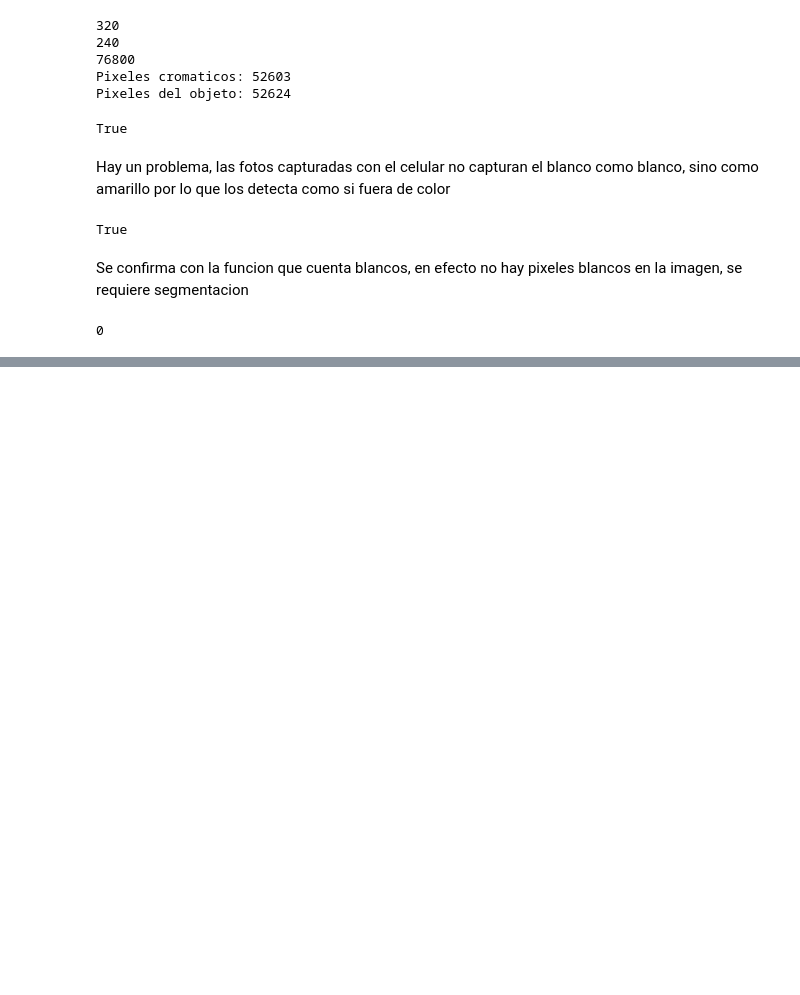
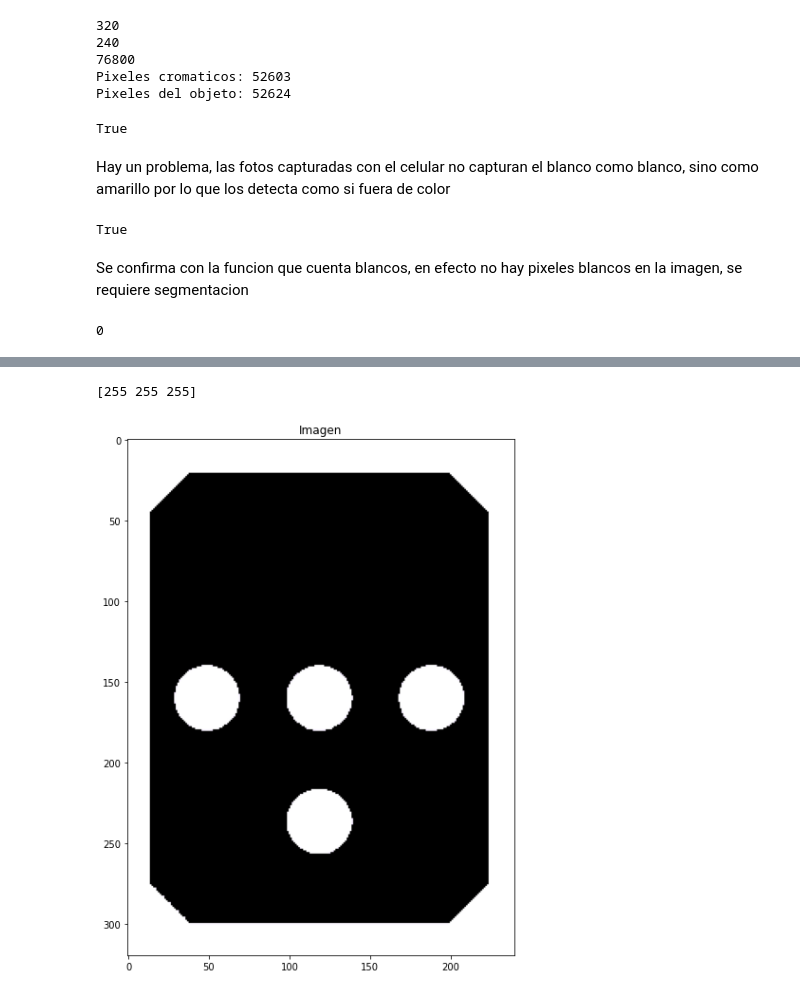
Before and after one commit to ChristopherMoralesA/MiniProyecto-Vision, a Jupyter notebook: Miniproyecto.ipynb, the cells around one changed output, grey strips where cells are left out. Saved outputs shown, nothing was run; the diff lists cells and outputs as text; code cells hidden in the pictures; blank space fills up the shorter version.

Commit message:
is_cromatic done

```diff
--- a/Miniproyecto.ipynb
+++ b/Miniproyecto.ipynb
@@ -196,5 +198,8 @@ def is_cromatic_v4(image):
             g = image[row][column][1]
             b = image[row][column][2]
             desvest = np.std([r,g,b])
-            if desvest:
-                return True
+            if desvest <= 10:
+                image[row][column][0] = 255
+                image[row][column][1] = 255
+                image[row][column][2] = 255
+    return image
@@ -205,0 +206,12 @@ Deteccion de agujeros
+# %%
+imagen_argb= io.imread(path +r'\Morada3.png')
+imagen_rgb= rgba2rgb(imagen_argb)
+image = is_cromatic_v4(imagen_rgb)
+plt.figure(figsize=(15,10))
+plt.imshow(image)
+plt.title("Imagen")
+print(imagen_rgb[1][1])
+plt.show()
+# %% [output]
+[255 255 255]
+[figure, added]
```
Also changed, not shown: parts of 15 cells of this notebook.
